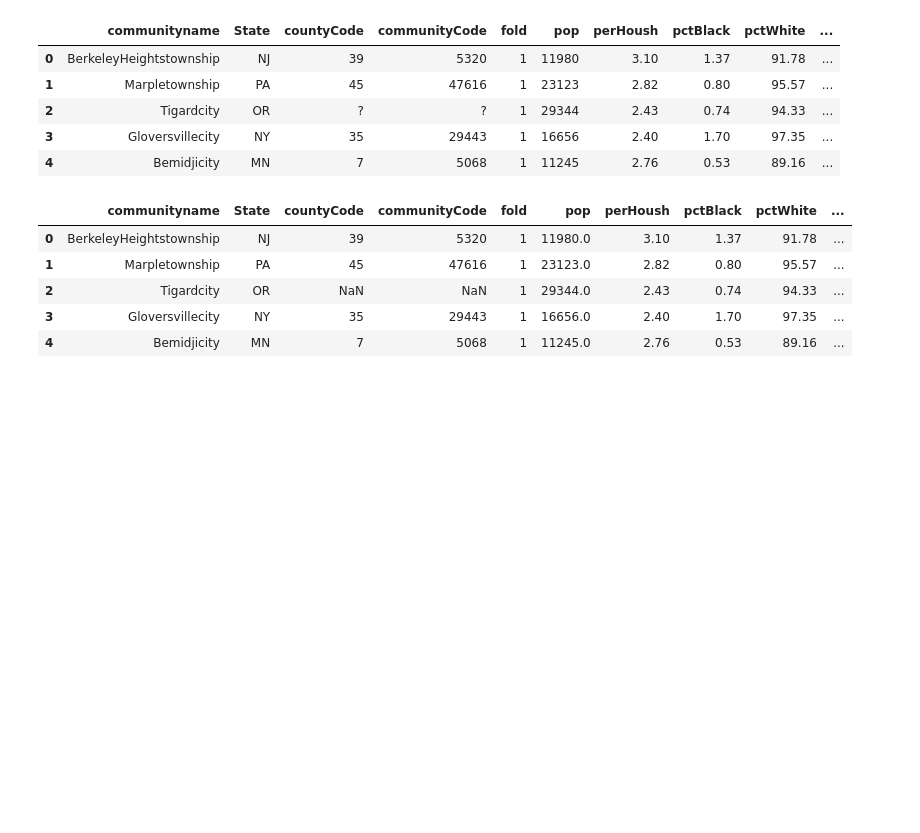
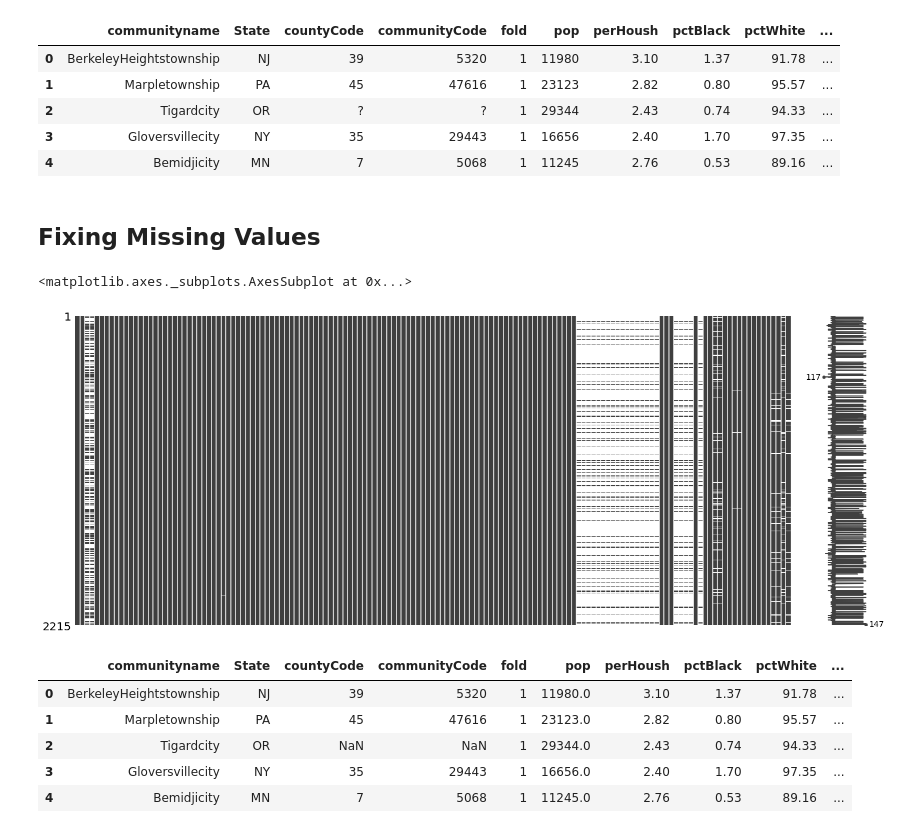
Before and after one commit to awaiskaleem/OsloMet_GroupGitHub, a Jupyter notebook: Import Dataset Snippet.ipynb, the cells around one changed output. Saved outputs shown, nothing was run; the diff lists cells and outputs as text; code cells hidden in the pictures; blank space fills up the shorter version.

```diff
--- a/Import Dataset Snippet.ipynb
+++ b/Import Dataset Snippet.ipynb
@@ -87,6 +87,15 @@ df = df.replace('?',np.nan)
 for col in df.select_dtypes('object').columns:
     if col not in ['communityname', 'State', 'countyCode', 'communityCode']:
         df[col] = pd.to_numeric(df[col])
+# %% [markdown]
+<h2>Fixing Missing Values</h2>
+# %%
+%matplotlib inline
+import missingno as msno
+msno.matrix(df)
+# %% [output]
+<matplotlib.axes._subplots.AxesSubplot at 0x...>
+[figure, added]
 # %%
 from sklearn.preprocessing import Imputer
 imp  = Imputer(missing_values=np.nan,strategy="mean",axis=0)
```
Also changed, not shown: parts of 1 cell of this notebook.
